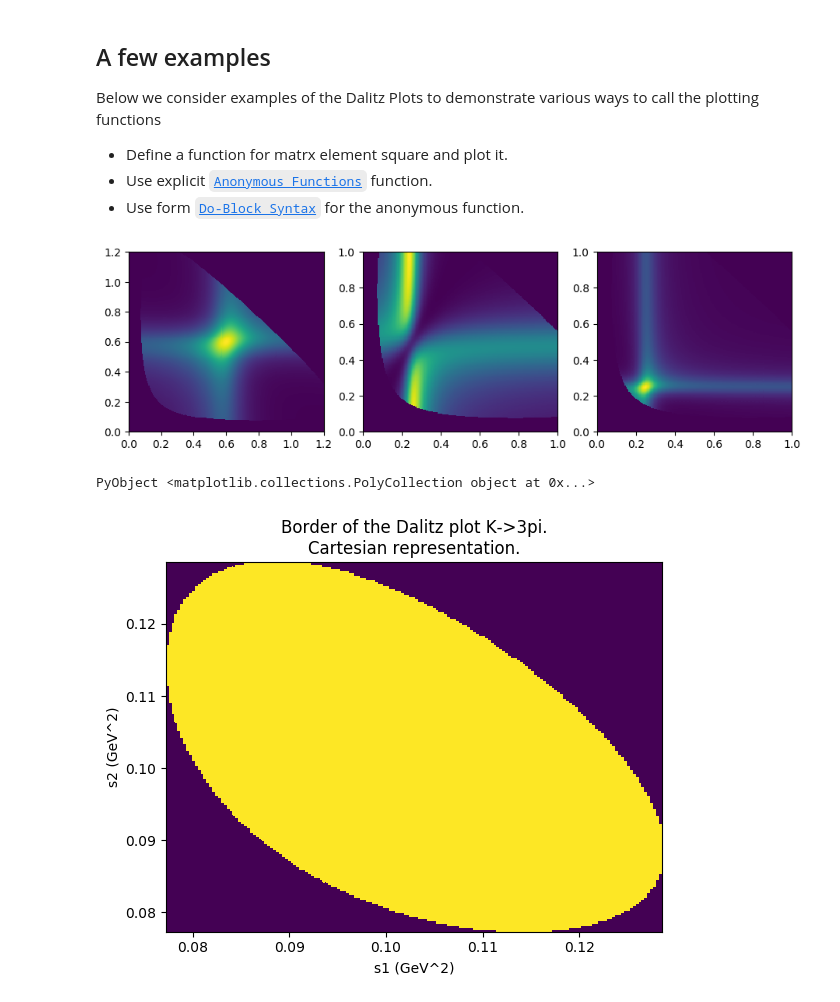
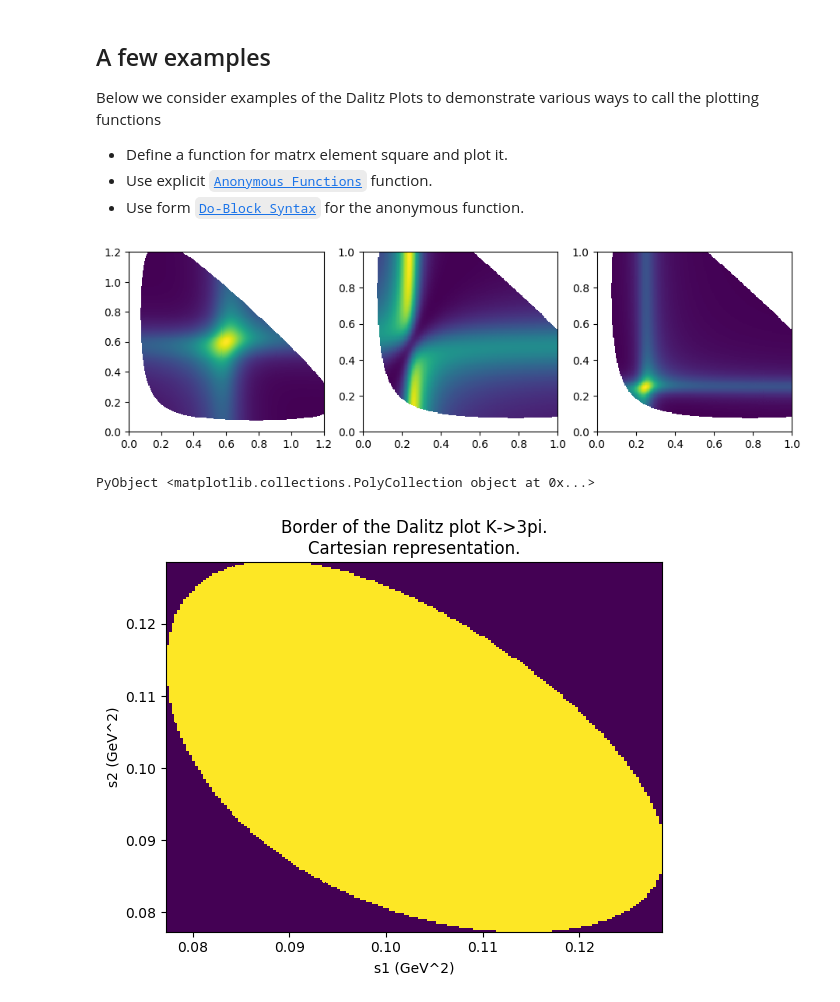
Before and after one commit to cefera/SWRT2017, a Jupyter notebook: notebooks/Day4.Slot2.DalitzPlot.ipynb, the cells around one changed output. Drawn from its saved outputs; the diff is of its cells as text; code cells hidden in the pictures.

```diff
--- a/notebooks/Day4.Slot2.DalitzPlot.ipynb
+++ b/notebooks/Day4.Slot2.DalitzPlot.ipynb
@@ -2,6 +8,8 @@
 ### Plotting functions
 # %%
 using PyPlot
+using PyCall
+@pyimport numpy.ma as ma
 
 # simple flat plot
 function Plot(f, x)
@@ -20,8 +28,9 @@ function DensityPlot(f, x, y)
     xy = [[xi, yi] for xi in x, yi in y]
     zv = [f((xy[i,j][1]+xy[i+1,j+1][1])/2.,
             (xy[i,j][2]+xy[i+1,j+1][2])/2.) for i in 1:(size(xy,1)-1), j in 1:(size(xy,2)-1)]
+    zvmask = pycall(ma.array, Any, zv, mask=isnan.(zv))
     xv = [xy[i,j][1] for i in 1:size(xy,1), j in 1:size(xy,2)]
     yv = [xy[i,j][2] for i in 1:size(xy,1), j in 1:size(xy,2)]
-    pcolor(xv, yv, zv)
+    pcolor(xv, yv, zvmask)
 end
 # %% [output]
@@ -75,40 +95,50 @@ fig[:add_subplot](131);  # devision 1x3, focus at the pad 1
 # Function for the square of the matrix element
 mπ=0.139;
 mρ=0.7755; Γρ=0.15; Ma1 = 1.26;
 Matr(s,t) = 1./(mρ^2-s-1im*Γρ*mρ) + 1./(mρ^2-t-1im*Γρ*mρ)
-MatrSq(s,t) = abs(Matr(s,t))^2*border(s,t,Ma1^2,mπ^2,mπ^2,mπ^2)
+function MatrSq(s,t)
+    if (border(s,t,Ma1^2,mπ^2,mπ^2,mπ^2) == 0)
+        return NaN
+    end
+    abs(Matr(s,t))^2
+end
 # plot
 DensityPlot(MatrSq, 0:0.005:1.2, 0:0.005:1.2)
 
 #--------------------------------------------------------------------
 # add the second pad
 fig[:add_subplot](132);  # devision 1x3, focus at the pad 2
 
 # Do-Block Syntax
 DensityPlot(0:0.005:1, 0:0.005:1) do s,t
     # border of Dalitz plot
-    bord = border(s,t,Ma1^2,mπ^2,mπ^2,mπ^2)
+    if (border(s,t,Ma1^2,mπ^2,mπ^2,mπ^2) == 0)
+        return NaN
+    end
     # matrix element
     mR1=0.5; mR2=0.7; ΓR1=0.1; ΓR2=0.2;
     c1=1.; c2=-1.9;
     Mat = c1/(mR1^2-s-1im*ΓR1*mR1) + c2/(mR2^2-t-1im*ΓR2*mR2)
     # return is square of matrix elemtn
-    return abs(Mat)^2 * bord
+    return abs(Mat)^2
 end
 
 #--------------------------------------------------------------------
 # add the third pad
 fig[:add_subplot](133);  # devision 1x3, focus at the pad 3
 
 # explisit anonymous function
 mR=0.5; ΓR=0.1
 # plot
 DensityPlot((s,t)->begin
-            mat=1./(mR^2-s-1im*ΓR*mR) + 1./(mR^2-t-1im*ΓR*mR)
-            abs(mat)^2*border(s,t,Ma1^2,mπ^2,mπ^2,mπ^2)
-        end, 0:0.005:1, 0:0.005:1)
+    if (border(s,t,Ma1^2,mπ^2,mπ^2,mπ^2) == 0)
+        return NaN
+    end
+    mat=1./(mR^2-s-1im*ΓR*mR) + 1./(mR^2-t-1im*ΓR*mR)
+    abs(mat)^2
+end, 0:0.005:1, 0:0.005:1)
 # %% [output]
-[figure, old version]
+[figure, new version]
 PyObject <matplotlib.collections.PolyCollection object at 0x...>
 # %%
 # set the variables
```
Also changed, not shown: parts of 6 cells of this notebook.
